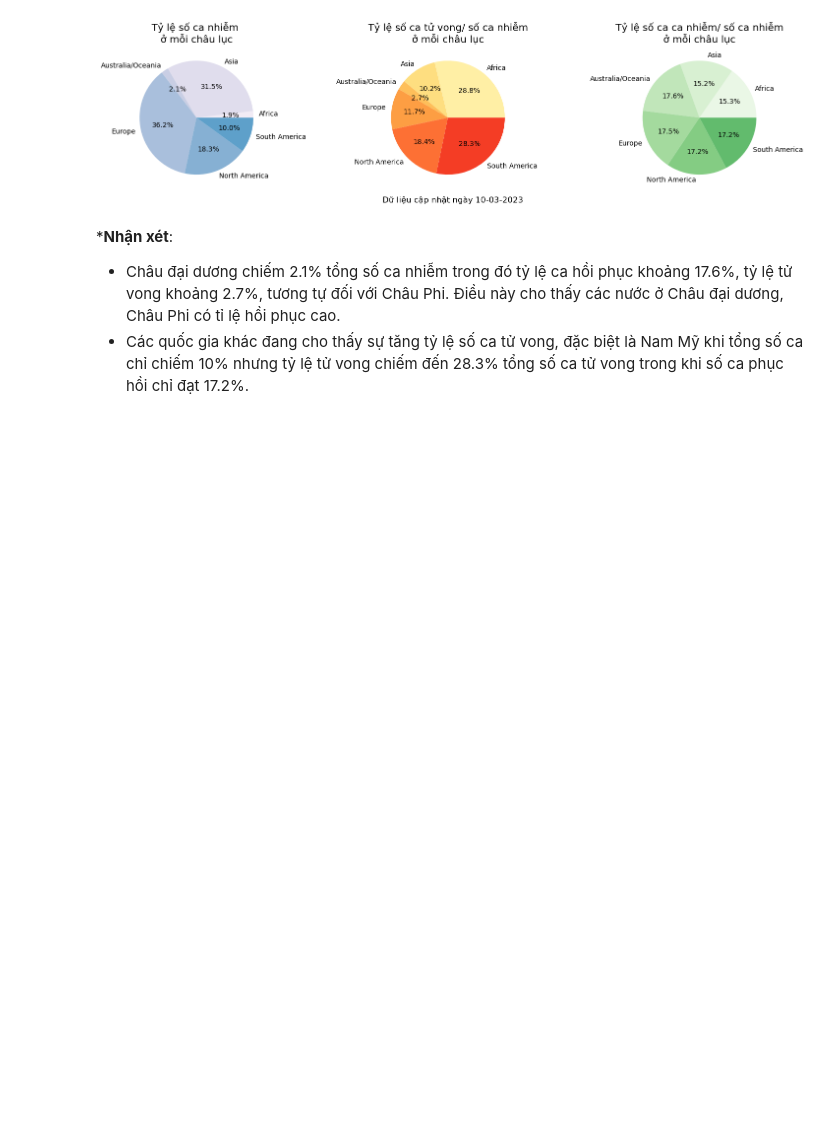
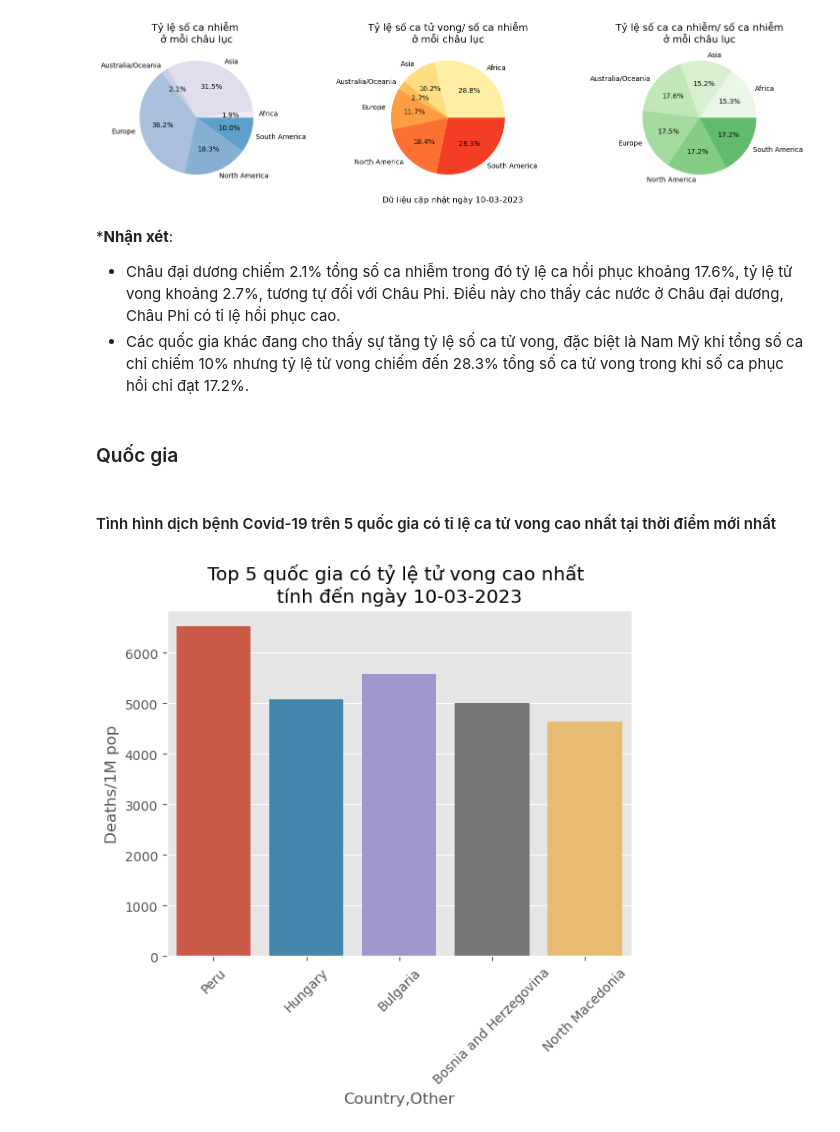
Before and after one commit to vntan/Covid-19-Analysis, a Jupyter notebook: Lab01.ipynb, the cells around one changed output. Drawn from its saved outputs; the diff is of its cells as text; code cells hidden in the pictures; blank space fills up the shorter version.

```diff
--- a/Lab01.ipynb
+++ b/Lab01.ipynb
@@ -142,16 +139,24 @@ def pre_process_file(file_path):
 #Apply the preprocess to all the file in raw_data and save them to data folder
 files = [f for f in listdir('./raw_data/')]
 col = []
+countries = []
 
 
 for file in files:
     url = './raw_data/' + file
 
     df = pre_process_file(url)
-    if len(col) == 0: col = list(df.columns)
+    if len(col) == 0 or len(countries) == 0:
+        if len(col) == 0: col = list(df.columns)
+        if len(countries) == 0: countries = df['Country,Other'].unique().tolist()
     else:
         if col != list(df.columns):
-            print(url, ': File is not the same structure')
+            warnings.warn(url, ': File is not the same structure')
+
+        diff_contries = list(set(countries) - set(df['Country,Other'].unique().tolist()))
+        if len(diff_contries) != 0:
+            warnings.warn(f"{url}: this dataset does not contains to some countries: {', '.join(diff_contries)}")
+
     df.to_csv('./data/' + file.replace('_raw', ''), index=False, encoding='UTF-8')
 # %% [markdown]
 * Các file sau khi tiền xử lý có chung một cấu trúc
@@ -356,3 +358,20 @@ fig.tight_layout()
 ***Nhận xét**:
 - Châu đại dương chiếm 2.1% tổng số ca nhiễm trong đó tỷ lệ ca hồi phục khoảng 17.6%, tỷ lệ tử vong khoảng 2.7%, tương tự đối với Châu Phi. Điều này cho thấy các nước ở Châu đại dương, Châu Phi có tỉ lệ hồi phục cao.
 - Các quốc gia khác đang cho thấy sự tăng tỷ lệ số ca tử vong, đặc biệt là Nam Mỹ khi tổng số ca chỉ chiếm 10% nhưng tỷ lệ tử vong chiếm đến 28.3% tổng số ca tử vong trong khi số ca phục hồi chỉ đạt 17.2%.
+# %% [markdown]
+### Quốc gia
+# %% [markdown]
+#### Tình hình dịch bệnh Covid-19 trên 5 quốc gia có tỉ lệ ca tử vong cao nhất tại thời điểm mới nhất
+# %%
+final_df = df.drop(df[df['Country,Other'] == 'World'].index).reset_index(drop=True)
+top_5_countries_death = final_df.sort_values('Deaths/1M pop', ascending=False)['Country,Other'].unique()[:5]
+top_5_countries_death_df = final_df[final_df['Country,Other'].isin(top_5_countries_death)].reset_index(drop=True)
+# %%
+newest_day = top_5_countries_death_df["DateCollected"].max()
+fiter_top_5_countries_death_df = top_5_countries_death_df.loc[top_5_countries_death_df["DateCollected"] == newest_day, ['Country,Other', 'Deaths/1M pop']]
+
+fig = sns.barplot(data=fiter_top_5_countries_death_df, x='Country,Other', y='Deaths/1M pop')
+fig.set_xticklabels(fig.get_xticklabels(), rotation=45);
+fig.set_title(f"Top 5 quốc gia có tỷ lệ tử vong cao nhất \ntính đến ngày {newest_day.strftime('%d-%m-%Y')}");
+# %% [output]
+[figure, added]
```
Also changed, not shown: parts of 10 cells of this notebook.
